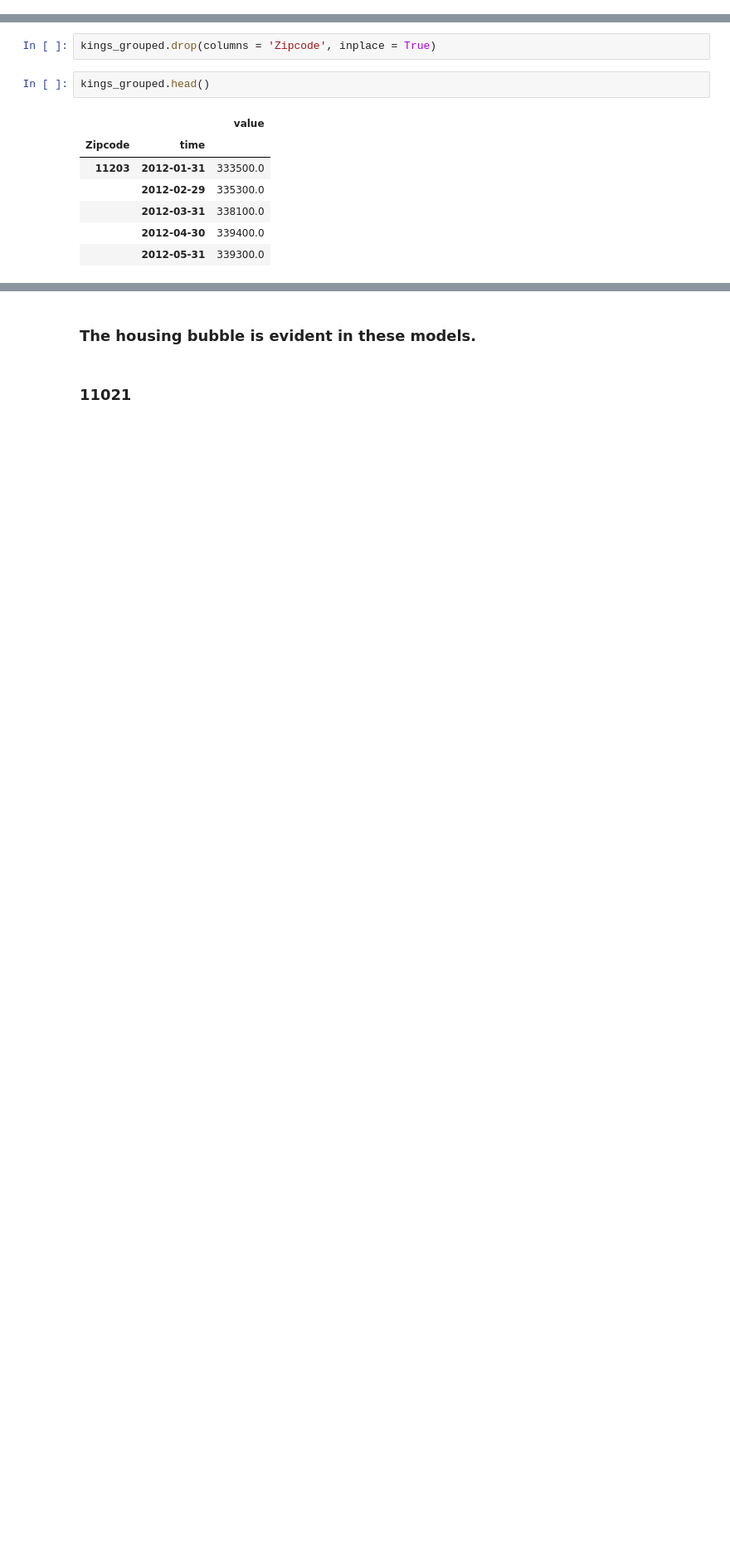
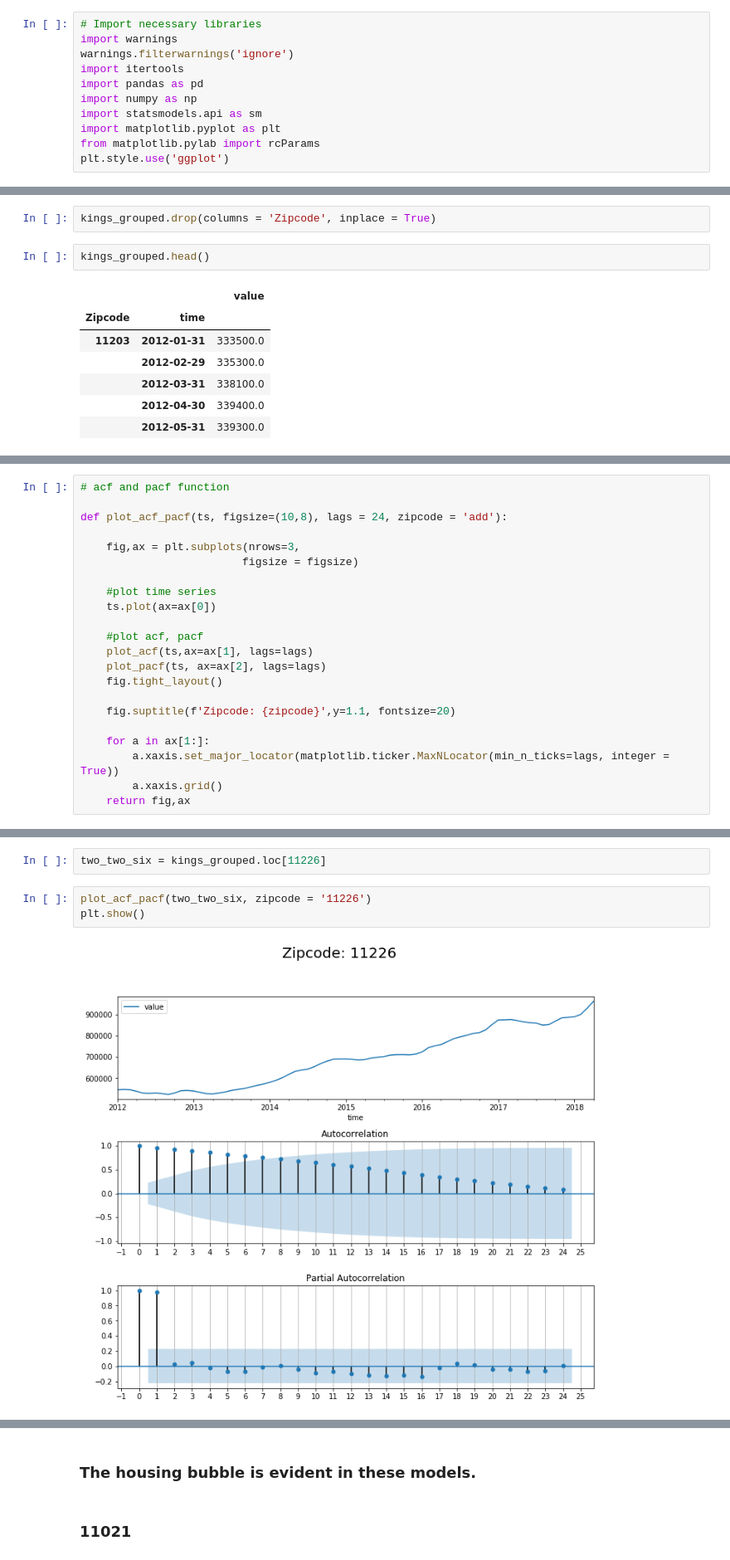
Before and after one commit to learn-co-curriculum/dsc-phase-4-project, a Jupyter notebook: time-series/starter_notebook.ipynb, the cells around one changed output, grey strips where cells are left out. Shown at 83% size. Drawn from its saved outputs; the diff is of its cells as text; blank space fills up the shorter version.

```diff
--- a/time-series/starter_notebook.ipynb
+++ b/time-series/starter_notebook.ipynb
@@ -26,3 +29,14 @@ from pmdarima.arima import ndiffs
+# %%
+# Import necessary libraries
+import warnings
+warnings.filterwarnings('ignore')
+import itertools
+import pandas as pd
+import numpy as np
+import statsmodels.api as sm
+import matplotlib.pyplot as plt
+from matplotlib.pylab import rcParams
+plt.style.use('ggplot')
 # %% [markdown]
 ### Truncating can be removed for better analysis.
 # %%
@@ -419,0 +464,22 @@ ny_under.corr()
+# %%
+# acf and pacf function
+
+def plot_acf_pacf(ts, figsize=(10,8), lags = 24, zipcode = 'add'):
+
+    fig,ax = plt.subplots(nrows=3,
+                         figsize = figsize)
+
+    #plot time series
+    ts.plot(ax=ax[0])
+
+    #plot acf, pacf
+    plot_acf(ts,ax=ax[1], lags=lags)
+    plot_pacf(ts, ax=ax[2], lags=lags)
+    fig.tight_layout()
+
+    fig.suptitle(f'Zipcode: {zipcode}',y=1.1, fontsize=20)
+
+    for a in ax[1:]:
+        a.xaxis.set_major_locator(matplotlib.ticker.MaxNLocator(min_n_ticks=lags, integer = True))
+        a.xaxis.grid()
+    return fig,ax
@@ -419,0 +488,7 @@ ny_under.corr()
+# %%
+two_two_six = kings_grouped.loc[11226]
+# %%
+plot_acf_pacf(two_two_six, zipcode = '11226')
+plt.show()
+# %% [output]
+[figure, added]
```
Also changed, not shown: parts of 79 cells of this notebook.
